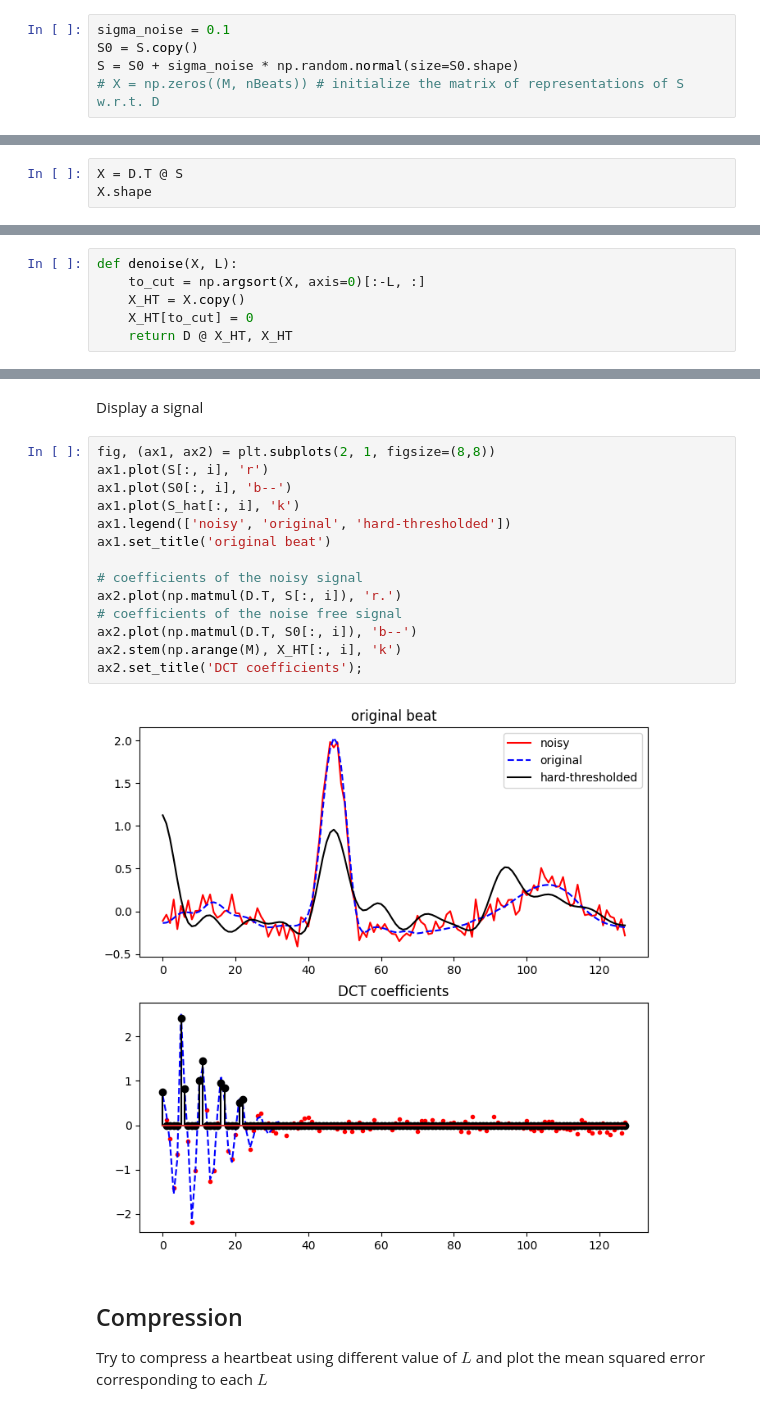
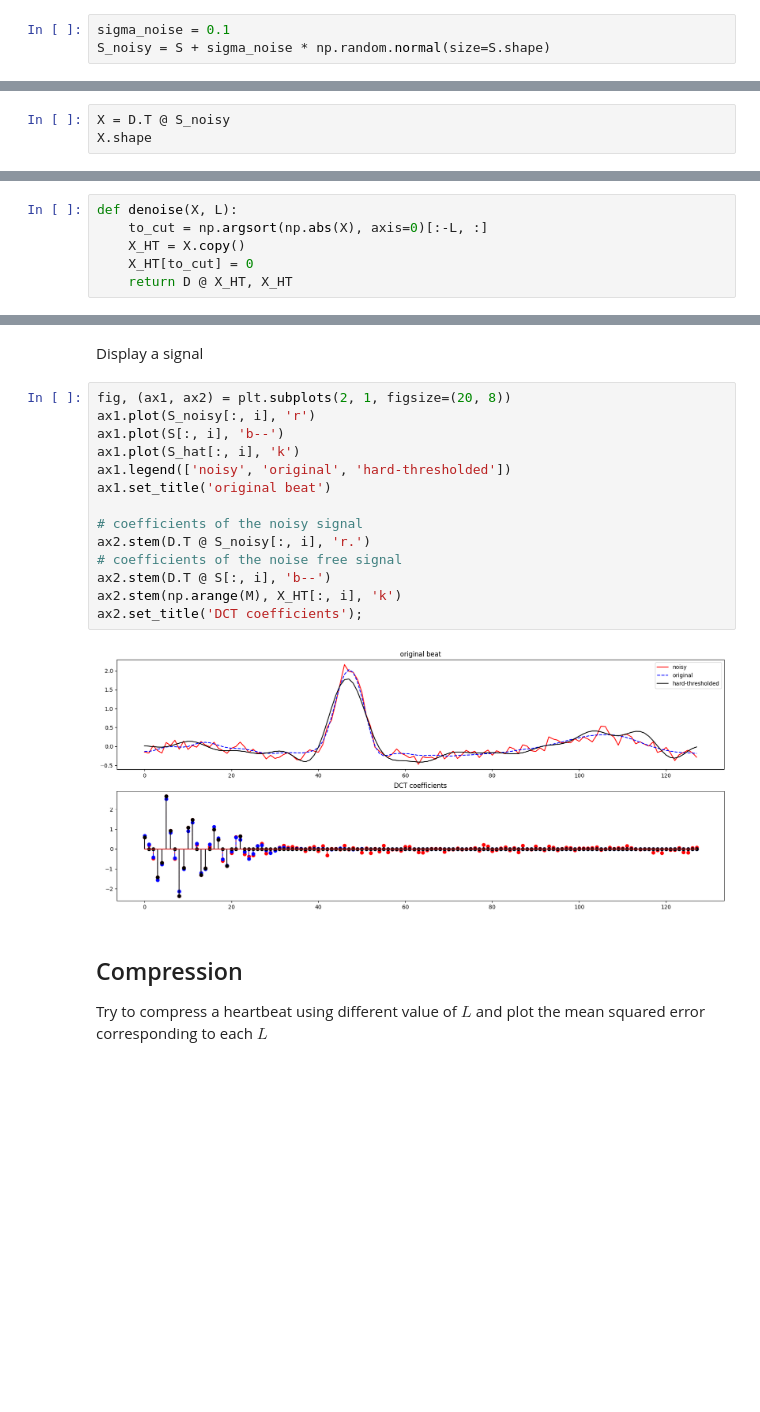
Before and after one commit to Ax-Time/m3ip-homework, a Jupyter notebook: labs/lez_1_orthonormal_basis.ipynb, the cells around one changed output, grey strips where cells are left out. Saved outputs shown, nothing was run; the diff lists cells and outputs as text; blank space fills up the shorter version.

```diff
--- a/labs/lez_1_orthonormal_basis.ipynb
+++ b/labs/lez_1_orthonormal_basis.ipynb
@@ -122,13 +117,11 @@ Add noise to ECG data and inspect the representations
 -----------------------------------------------------
 # %%
 sigma_noise = 0.1
-S0 = S.copy()
-S = S0 + sigma_noise * np.random.normal(size=S0.shape)
-# X = np.zeros((M, nBeats)) # initialize the matrix of representations of S w.r.t. D
+S_noisy = S + sigma_noise * np.random.normal(size=S.shape)
 # %% [markdown]
 Compute the representation coefficients
 # %%
-X = D.T @ S
+X = D.T @ S_noisy
 X.shape
 # %% [output]
 (128, 10)
@@ -171,6 +147,6 @@ Keep only $L$ coefficients having largest magnitude
 # %%
 def denoise(X, L):
-    to_cut = np.argsort(X, axis=0)[:-L, :]
+    to_cut = np.argsort(np.abs(X), axis=0)[:-L, :]
     X_HT = X.copy()
     X_HT[to_cut] = 0
     return D @ X_HT, X_HT
@@ -183,21 +159,21 @@ X_HT.shape, S_hat.shape
 # %% [markdown]
 Display a signal
 # %%
-fig, (ax1, ax2) = plt.subplots(2, 1, figsize=(8,8))
-ax1.plot(S[:, i], 'r')
-ax1.plot(S0[:, i], 'b--')
+fig, (ax1, ax2) = plt.subplots(2, 1, figsize=(20, 8))
+ax1.plot(S_noisy[:, i], 'r')
+ax1.plot(S[:, i], 'b--')
 ax1.plot(S_hat[:, i], 'k')
 ax1.legend(['noisy', 'original', 'hard-thresholded'])
 ax1.set_title('original beat')
 
 # coefficients of the noisy signal
-ax2.plot(np.matmul(D.T, S[:, i]), 'r.')
+ax2.stem(D.T @ S_noisy[:, i], 'r.')
 # coefficients of the noise free signal
-ax2.plot(np.matmul(D.T, S0[:, i]), 'b--')
+ax2.stem(D.T @ S[:, i], 'b--')
 ax2.stem(np.arange(M), X_HT[:, i], 'k')
 ax2.set_title('DCT coefficients');
 # %% [output]
-[figure, old version]
+[figure, new version]
 # %% [markdown]
 Compression
 -----------
```
Also changed, not shown: parts of 8 cells of this notebook, 1 other file.
